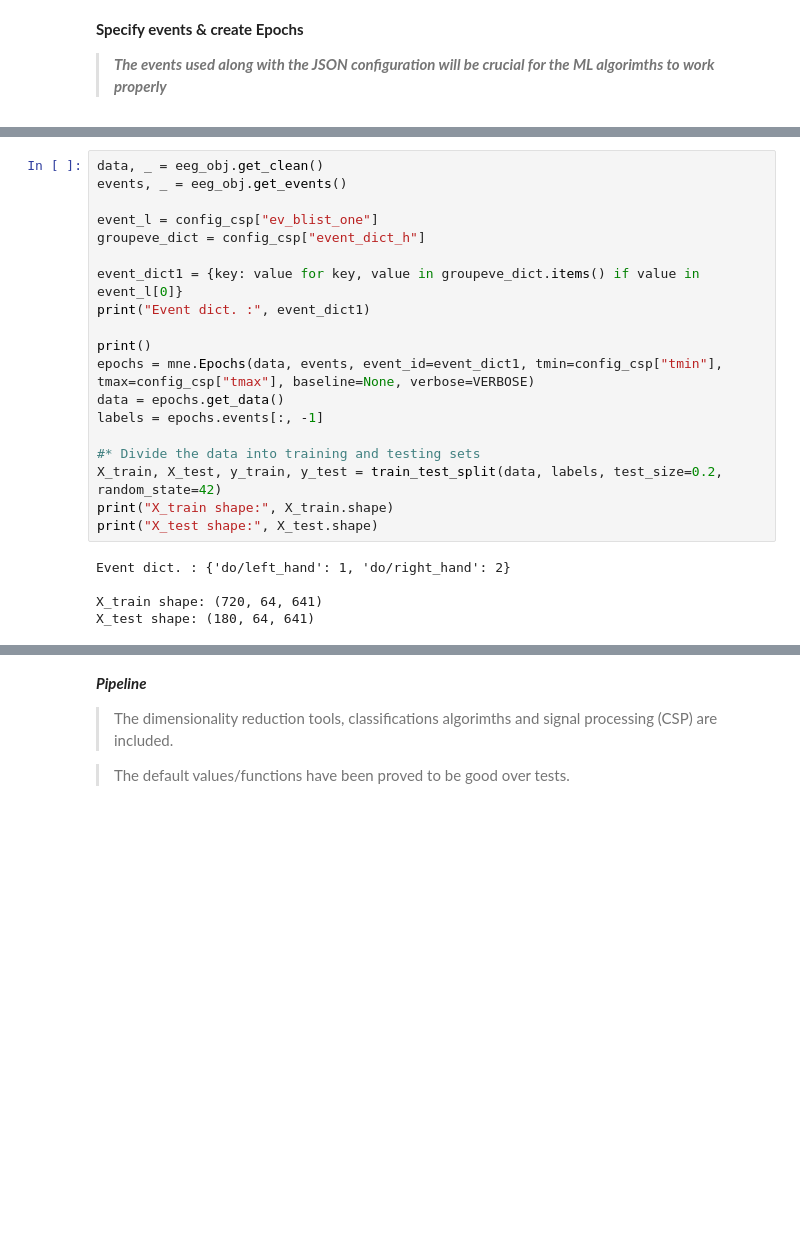
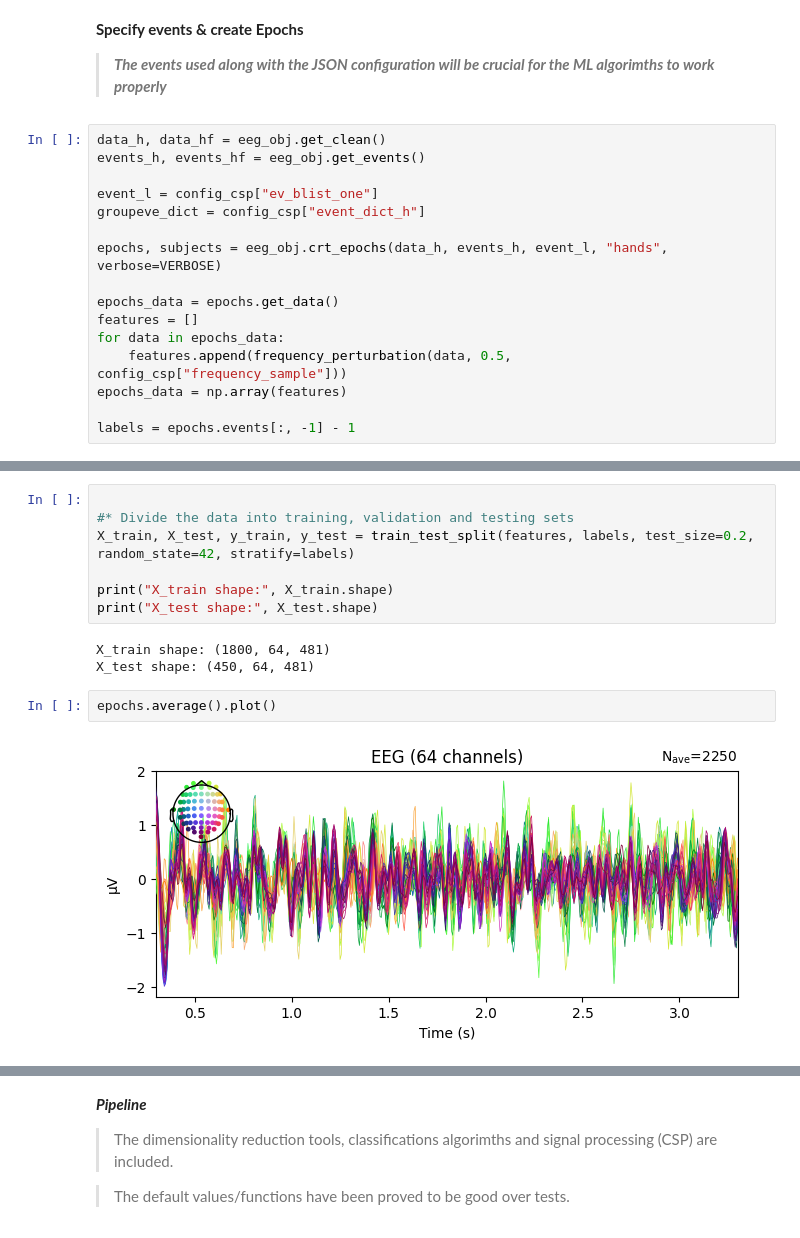
Before and after one commit to JOKITON/total_persceptive_vortex, a Jupyter notebook: main/jupyter_nb/main.ipynb, the cells around one changed output, grey strips where cells are left out. Saved outputs shown, nothing was run; the diff lists cells and outputs as text; blank space fills up the shorter version.

```diff
--- a/main/jupyter_nb/main.ipynb
+++ b/main/jupyter_nb/main.ipynb
@@ -137,3 +146,19 @@ plot_ica_comp(proj_folder / config_main["path_ica_h"])
 # %% [markdown]
 **Specify events & create Epochs**
 > ***The events used along with the JSON configuration will be crucial for the ML algorimths to work properly***
+# %%
+data_h, data_hf = eeg_obj.get_clean()
+events_h, events_hf = eeg_obj.get_events()
+
+event_l = config_csp["ev_blist_one"]
+groupeve_dict = config_csp["event_dict_h"]
+
+epochs, subjects = eeg_obj.crt_epochs(data_h, events_h, event_l, "hands", verbose=VERBOSE)
+
+epochs_data = epochs.get_data()
+features = []
+for data in epochs_data:
+	features.append(frequency_perturbation(data, 0.5, config_csp["frequency_sample"]))
+epochs_data = np.array(features)
+
+labels = epochs.events[:, -1] - 1
@@ -140,24 +184,14 @@ plot_ica_comp(proj_folder / config_main["path_ica_h"])
 # %%
-data, _ = eeg_obj.get_clean()
-events, _ = eeg_obj.get_events()
 
-event_l = config_csp["ev_blist_one"]
-groupeve_dict = config_csp["event_dict_h"]
+#* Divide the data into training, validation and testing sets
+X_train, X_test, y_train, y_test = train_test_split(features, labels, test_size=0.2, random_state=42, stratify=labels)
 
-event_dict1 = {key: value for key, value in groupeve_dict.items() if value in event_l[0]}
-print("Event dict. :", event_dict1)
-
-print()
-epochs = mne.Epochs(data, events, event_id=event_dict1, tmin=config_csp["tmin"], tmax=config_csp["tmax"], baseline=None, verbose=VERBOSE)
-data = epochs.get_data()
-labels = epochs.events[:, -1]
-
-#* Divide the data into training and testing sets
-X_train, X_test, y_train, y_test = train_test_split(data, labels, test_size=0.2, random_state=42)
 print("X_train shape:", X_train.shape)
 print("X_test shape:", X_test.shape)
 # %% [output]
-Event dict. : {'do/left_hand': 1, 'do/right_hand': 2}
-
-X_train shape: (720, 64, 641)
-X_test shape: (180, 64, 641)
+X_train shape: (1800, 64, 481)
+X_test shape: (450, 64, 481)
+# %%
+epochs.average().plot()
+# %% [output]
+[figure, added]
```
Also changed, not shown: parts of 26 cells of this notebook, 26 other files.
